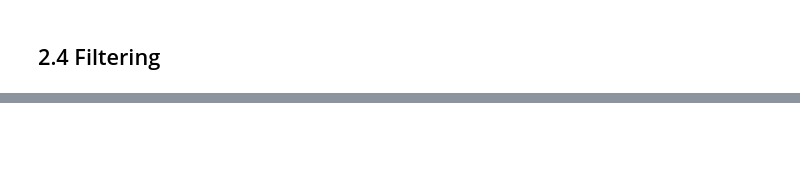
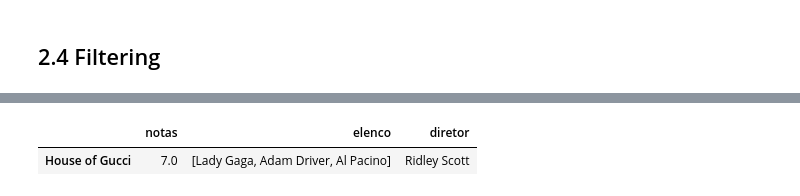
Before and after one commit to pedroteche-ih/64_PT_NOV202111, a Jupyter notebook: aulas/64 DA PT NOV-2021 Aula 20211130.ipynb, the cells around one changed output, grey strips where cells are left out. Saved outputs shown, nothing was run; the diff lists cells and outputs as text; code cells hidden in the pictures; blank space fills up the shorter version.

```diff
--- a/aulas/64 DA PT NOV-2021 Aula 20211130.ipynb
+++ b/aulas/64 DA PT NOV-2021 Aula 20211130.ipynb
@@ -283,2 +719,5 @@ tb_filmes[(tb_filmes['notas'] > 8) & (tb_filmes['diretor'] == 'Ridley Scott')]
 # %%
-tb_filmes.loc[(tb_filmes['notas'] > 8) & (tb_filmes['diretor'] == 'Ridley Scott'), 'elenco']
+tb_filmes.loc[(tb_filmes['notas'] < 8) & (tb_filmes['diretor'] == 'Ridley Scott'), :]
+# %% [output]
+|  | notas | elenco | diretor |
+| House of Gucci | 7.0 | [Lady Gaga, Adam Driver, Al Pacino] | Ridley Scott |
```
Also changed, not shown: parts of 82 cells of this notebook, 4 other files.
